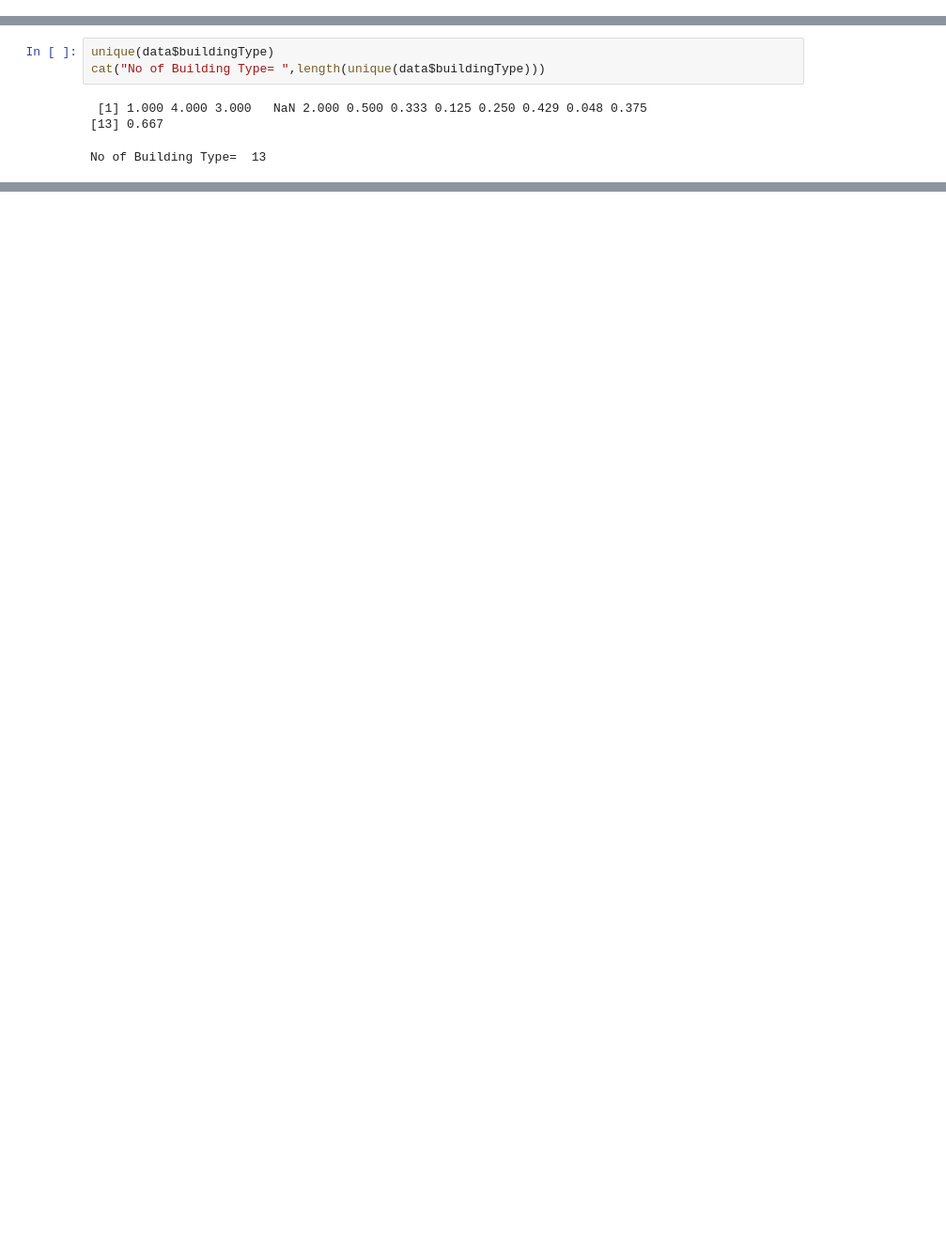
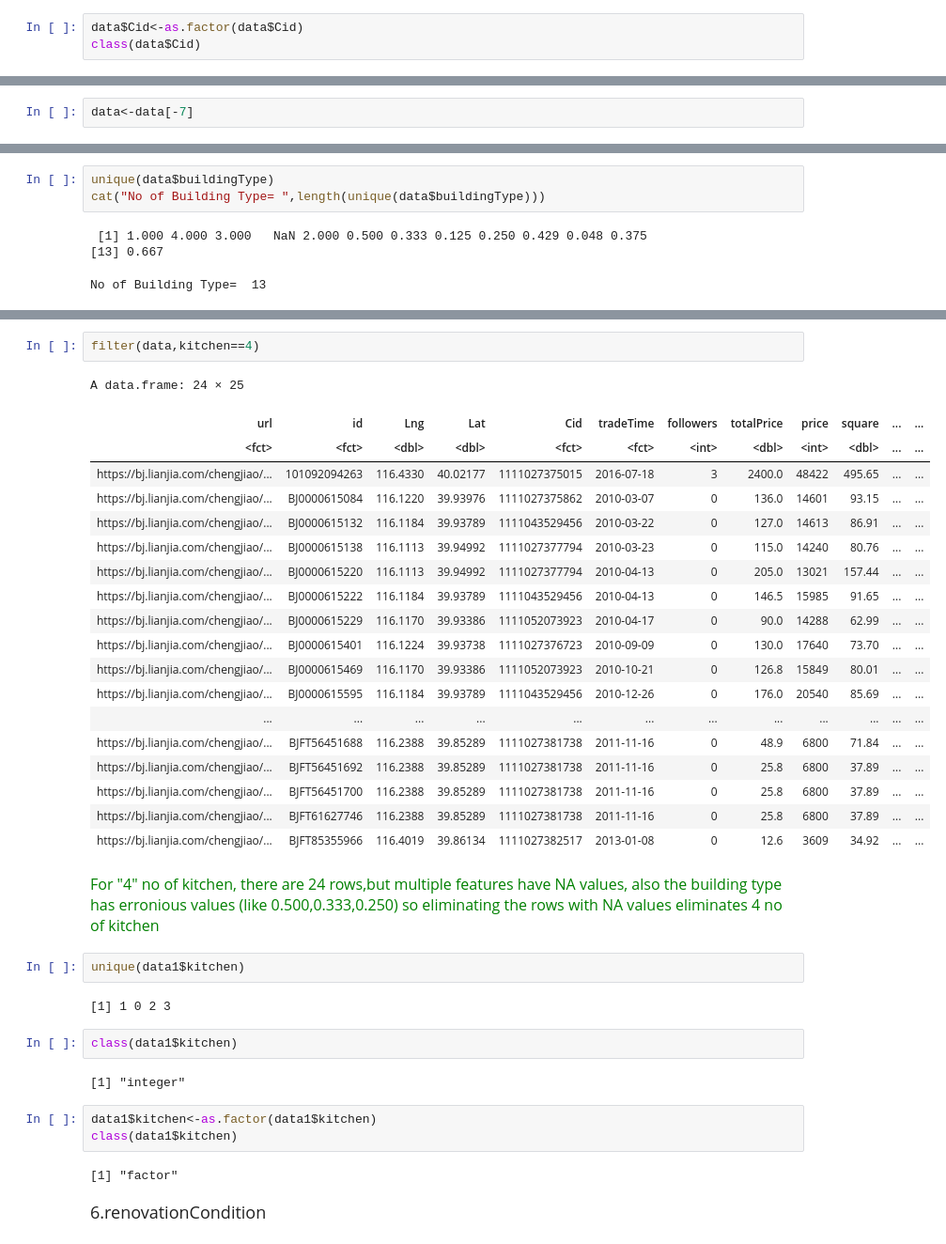
Before and after one commit to ICECSP-Project/datasets, a Jupyter notebook: Dataset 3 Beijing/1.Exploratory Data Analysis-Boney Simon.ipynb, the cells around one changed output, grey strips where cells are left out. Shown at 94% size. Cells and saved outputs as stored; diff of their text form; blank space fills up the shorter version.

```diff
--- a/Dataset 3 Beijing/1.Exploratory Data Analysis-Boney Simon.ipynb
+++ b/Dataset 3 Beijing/1.Exploratory Data Analysis-Boney Simon.ipynb
@@ -254,0 +276,3 @@ beijing
+# %%
+data$Cid<-as.factor(data$Cid)
+class(data$Cid)
@@ -254,0 +285,2 @@ beijing
+# %%
+data<-data[-7]
@@ -267,0 +478,39 @@ beijing+geom_point(data=data,aes(Lng, Lat, color = (buildingType)),alpha=1,na.rm
+# %%
+filter(data,kitchen==4)
+# %% [output]
+A data.frame: 24 × 25
+| url | id | Lng | Lat | Cid | tradeTime | followers | totalPrice | price | square | ... | ... |
+| <fct> | <fct> | <dbl> | <dbl> | <fct> | <fct> | <int> | <dbl> | <int> | <dbl> | ... | ... |
+| https://bj.lianjia.com/chengjiao/... | 101092094263 | 116.4330 | 40.02177 | 1111027375015 | 2016-07-18 | 3 | 2400.0 | 48422 | 495.65 | ... | ... |
+| https://bj.lianjia.com/chengjiao/... | BJ0000615084 | 116.1220 | 39.93976 | 1111027375862 | 2010-03-07 | 0 | 136.0 | 14601 | 93.15 | ... | ... |
+| https://bj.lianjia.com/chengjiao/... | BJ0000615132 | 116.1184 | 39.93789 | 1111043529456 | 2010-03-22 | 0 | 127.0 | 14613 | 86.91 | ... | ... |
+| https://bj.lianjia.com/chengjiao/... | BJ0000615138 | 116.1113 | 39.94992 | 1111027377794 | 2010-03-23 | 0 | 115.0 | 14240 | 80.76 | ... | ... |
+| https://bj.lianjia.com/chengjiao/... | BJ0000615220 | 116.1113 | 39.94992 | 1111027377794 | 2010-04-13 | 0 | 205.0 | 13021 | 157.44 | ... | ... |
+| https://bj.lianjia.com/chengjiao/... | BJ0000615222 | 116.1184 | 39.93789 | 1111043529456 | 2010-04-13 | 0 | 146.5 | 15985 | 91.65 | ... | ... |
+| https://bj.lianjia.com/chengjiao/... | BJ0000615229 | 116.1170 | 39.93386 | 1111052073923 | 2010-04-17 | 0 | 90.0 | 14288 | 62.99 | ... | ... |
+| https://bj.lianjia.com/chengjiao/... | BJ0000615401 | 116.1224 | 39.93738 | 1111027376723 | 2010-09-09 | 0 | 130.0 | 17640 | 73.70 | ... | ... |
+| https://bj.lianjia.com/chengjiao/... | BJ0000615469 | 116.1170 | 39.93386 | 1111052073923 | 2010-10-21 | 0 | 126.8 | 15849 | 80.01 | ... | ... |
+| https://bj.lianjia.com/chengjiao/... | BJ0000615595 | 116.1184 | 39.93789 | 1111043529456 | 2010-12-26 | 0 | 176.0 | 20540 | 85.69 | ... | ... |
+| ... | ... | ... | ... | ... | ... | ... | ... | ... | ... | ... | ... |
+| https://bj.lianjia.com/chengjiao/... | BJFT56451688 | 116.2388 | 39.85289 | 1111027381738 | 2011-11-16 | 0 | 48.9 | 6800 | 71.84 | ... | ... |
+| https://bj.lianjia.com/chengjiao/... | BJFT56451692 | 116.2388 | 39.85289 | 1111027381738 | 2011-11-16 | 0 | 25.8 | 6800 | 37.89 | ... | ... |
+| https://bj.lianjia.com/chengjiao/... | BJFT56451700 | 116.2388 | 39.85289 | 1111027381738 | 2011-11-16 | 0 | 25.8 | 6800 | 37.89 | ... | ... |
+| https://bj.lianjia.com/chengjiao/... | BJFT61627746 | 116.2388 | 39.85289 | 1111027381738 | 2011-11-16 | 0 | 25.8 | 6800 | 37.89 | ... | ... |
+| https://bj.lianjia.com/chengjiao/... | BJFT85355966 | 116.4019 | 39.86134 | 1111027382517 | 2013-01-08 | 0 | 12.6 | 3609 | 34.92 | ... | ... |
+# %% [markdown]
+<font color="green" size=3>For "4" no of kitchen, there are 24 rows,but multiple features have NA values, also the building type   has erronious values (like 0.500,0.333,0.250) so eliminating the rows with NA values eliminates 4 no of kitchen
+# %%
+unique(data1$kitchen)
+# %% [output]
+[1] 1 0 2 3
+# %%
+class(data1$kitchen)
+# %% [output]
+[1] "integer"
+# %%
+data1$kitchen<-as.factor(data1$kitchen)
+class(data1$kitchen)
+# %% [output]
+[1] "factor"
+# %% [markdown]
+<font size=4>6.renovationCondition
```
Also changed, not shown: parts of 79 cells of this notebook.
